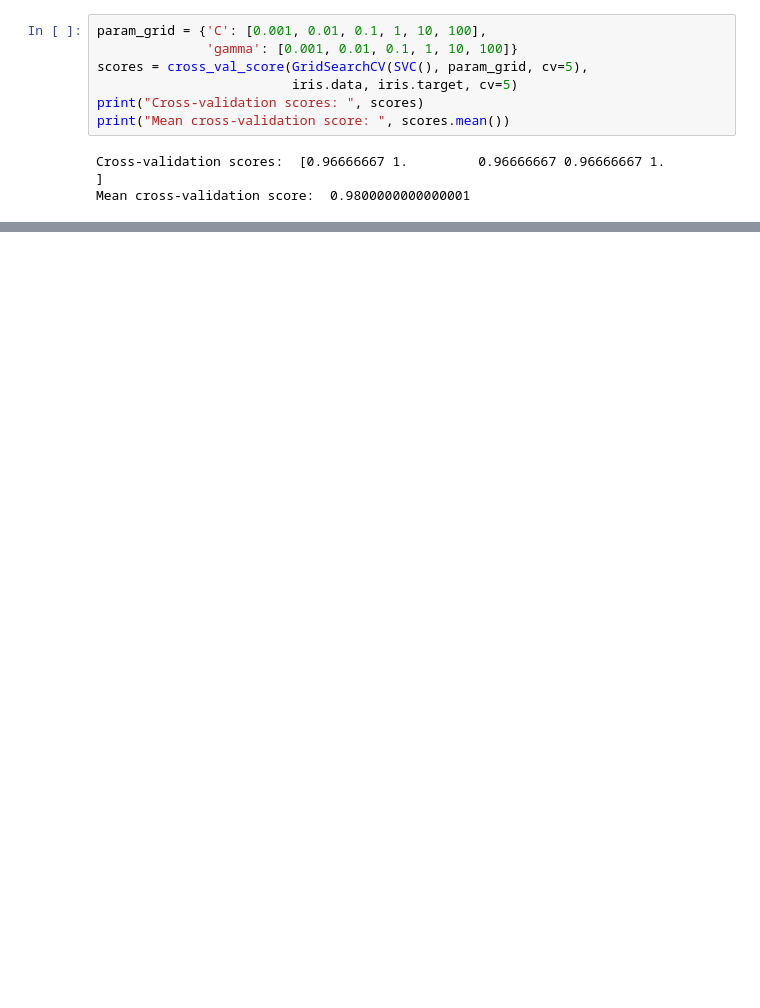
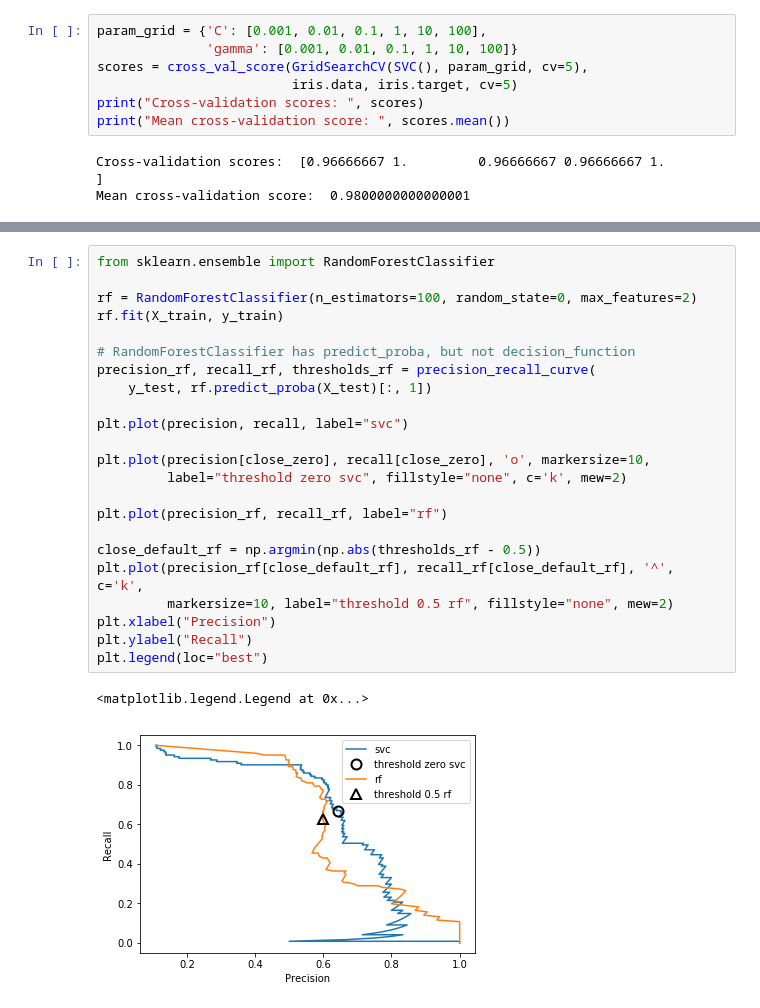
Before and after one commit to ScJn/my_machine_learning, a Jupyter notebook: 05-model-evaluation-and-improvement.ipynb, the cells around one changed output, grey strips where cells are left out. Saved outputs shown, nothing was run; the diff lists cells and outputs as text; blank space fills up the shorter version.

```diff
--- a/05-model-evaluation-and-improvement.ipynb
+++ b/05-model-evaluation-and-improvement.ipynb
@@ -118,0 +223,26 @@ Mean cross-validation score:  0.9800000000000001
+# %%
+from sklearn.ensemble import RandomForestClassifier
+
+rf = RandomForestClassifier(n_estimators=100, random_state=0, max_features=2)
+rf.fit(X_train, y_train)
+
+# RandomForestClassifier has predict_proba, but not decision_function
+precision_rf, recall_rf, thresholds_rf = precision_recall_curve(
+    y_test, rf.predict_proba(X_test)[:, 1])
+
+plt.plot(precision, recall, label="svc")
+
+plt.plot(precision[close_zero], recall[close_zero], 'o', markersize=10,
+         label="threshold zero svc", fillstyle="none", c='k', mew=2)
+
+plt.plot(precision_rf, recall_rf, label="rf")
+
+close_default_rf = np.argmin(np.abs(thresholds_rf - 0.5))
+plt.plot(precision_rf[close_default_rf], recall_rf[close_default_rf], '^', c='k',
+         markersize=10, label="threshold 0.5 rf", fillstyle="none", mew=2)
+plt.xlabel("Precision")
+plt.ylabel("Recall")
+plt.legend(loc="best")
+# %% [output]
+<matplotlib.legend.Legend at 0x...>
+[figure, added]
```
Also changed, not shown: parts of 17 cells of this notebook.
